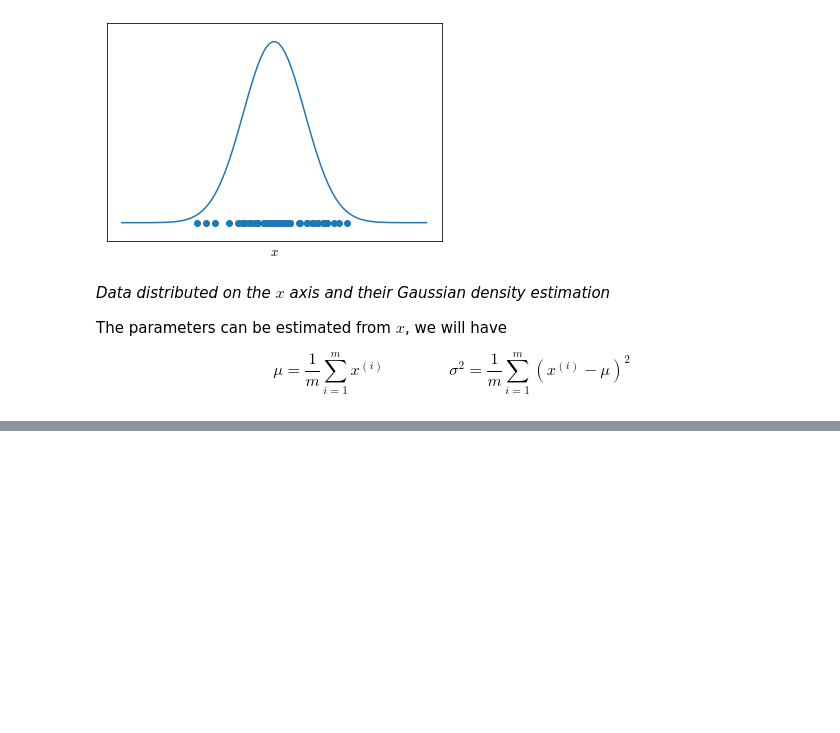
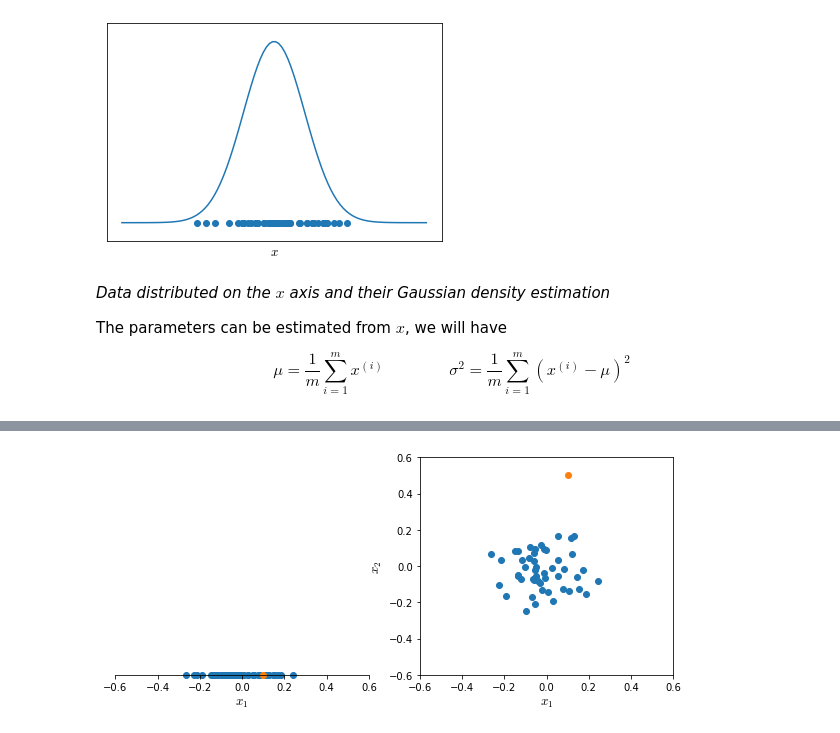
Before and after one commit to marnec/ML, a Jupyter notebook: ML-24-AnomalyDetection.ipynb, the cells around one changed output, grey strips where cells are left out. Drawn from its saved outputs; the diff is of its cells as text; code cells hidden in the pictures; blank space fills up the shorter version.

```diff
--- a/ML-24-AnomalyDetection.ipynb
+++ b/ML-24-AnomalyDetection.ipynb
@@ -109,0 +131,25 @@ $$
+# %%
+x1, x2 = np.random.default_rng().normal(0, .1, (2, 50))
+
+fig, [ax1, ax2] = plt.subplots(1, 2, figsize=(10, 4))
+
+a = [.1, .5]
+ax1.scatter(x1, np.zeros_like(x1), clip_on=False)
+ax1.scatter(a[0], 0, clip_on=False)
+ax1.set_ylim(0, .6)
+ax1.set_xlim(-.6, .6)
+ax1.spines['top'].set_visible(False)
+ax1.spines['right'].set_visible(False)
+ax1.spines['left'].set_visible(False)
+#ax1.spines['bottom'].set_position('center')
+ax1.set_yticks([])
+ax1.set_xlabel('$x_1$', fontsize=13)
+
+ax2.scatter(x1, x2)
+ax2.scatter(*a)
+ax2.set_xlim(-.6, .6)
+ax2.set_ylim(-.6, .6)
+ax2.set_xlabel('$x_1$', fontsize=13)
+ax2.set_ylabel('$x_2$', fontsize=13);
+# %% [output]
+[figure, added]
```
Also changed, not shown: parts of 8 cells of this notebook, 5 other files.
